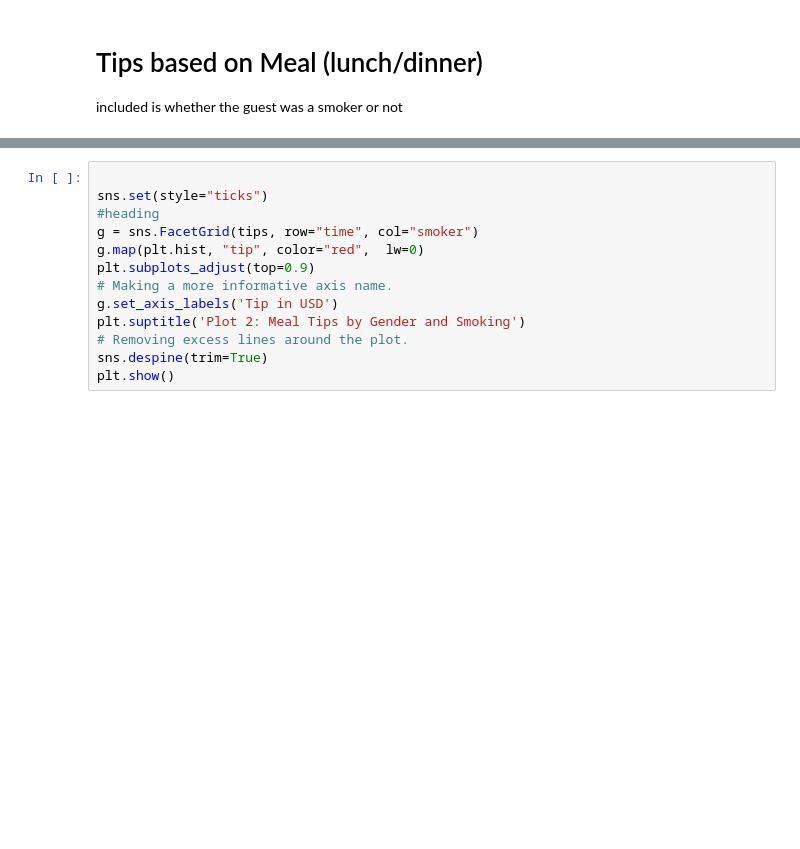
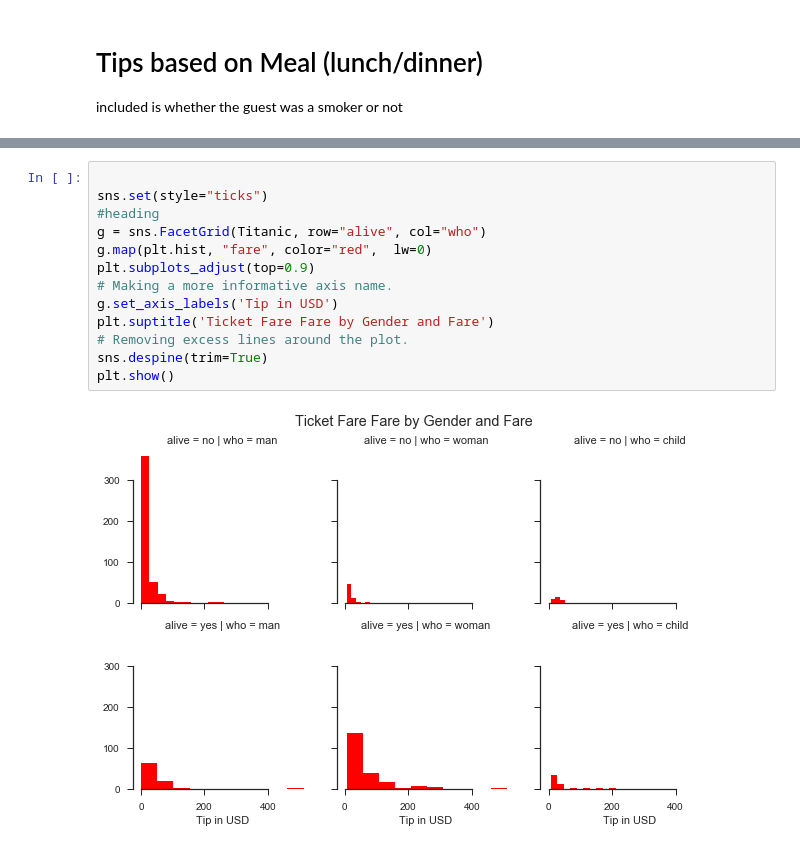
Before and after one commit to ezzanger/seaborn-drill, a Jupyter notebook: seaborn drill-Copy1.ipynb, the cells around one changed output, grey strips where cells are left out. Drawn from its saved outputs; the diff is of its cells as text; blank space fills up the shorter version.

```diff
--- a/seaborn drill-Copy1.ipynb
+++ b/seaborn drill-Copy1.ipynb
@@ -150,16 +177,18 @@ plt.show()
 # %%
 
 sns.set(style="ticks")
 #heading
-g = sns.FacetGrid(tips, row="time", col="smoker")
-g.map(plt.hist, "tip", color="red",  lw=0)
+g = sns.FacetGrid(Titanic, row="alive", col="who")
+g.map(plt.hist, "fare", color="red",  lw=0)
 plt.subplots_adjust(top=0.9)
 # Making a more informative axis name.
 g.set_axis_labels('Tip in USD')
-plt.suptitle('Plot 2: Meal Tips by Gender and Smoking')
+plt.suptitle('Ticket Fare Fare by Gender and Fare')
 # Removing excess lines around the plot.
 sns.despine(trim=True)
 plt.show()
+# %% [output]
+[figure, added]
 # %%
 # Setting the overall aesthetic.
 sns.set(style="whitegrid")
```
Also changed, not shown: parts of 13 cells of this notebook, 2 other files.
